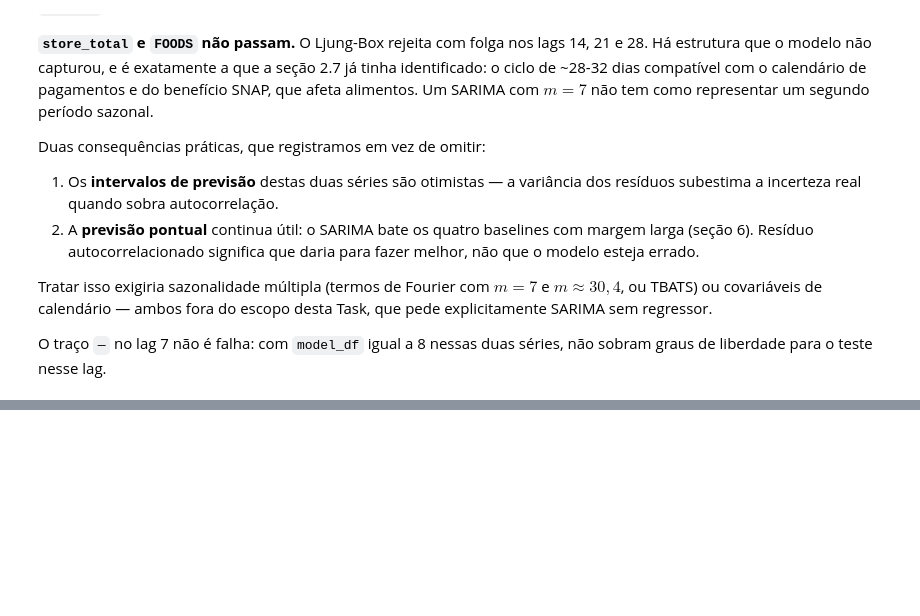
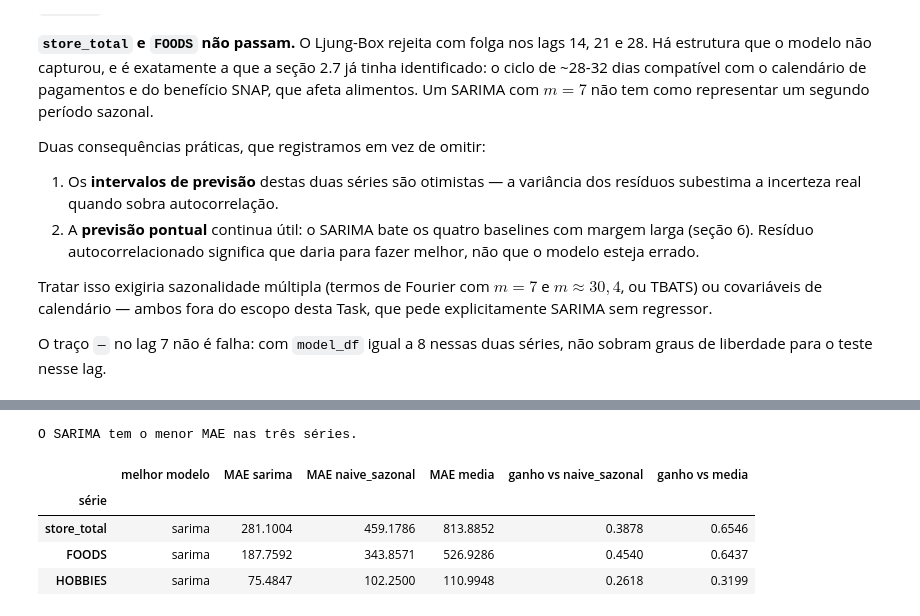
Before and after one commit to Os-Estudiosos/time-series-2026-2, a Jupyter notebook: main.ipynb, the cells around one changed output, grey strips where cells are left out. Cells and saved outputs as stored; diff of their text form; code cells hidden in the pictures; blank space fills up the shorter version.

Commit message:
Adicionando parte 5 e descobri erro na parte 4 para o Windows

```diff
--- a/main.ipynb
+++ b/main.ipynb
@@ -1573,0 +1772,30 @@ for i, s in enumerate(SERIES, start=11):
+# %%
+# O enunciado exige dizer, sem esconder, se o modelo perde para a média ou o naive sazonal.
+veredito = []
+for s in SERIES:
+    m = metricas[metricas["series"] == s].set_index("modelo")["mae"]
+    campeao = m.idxmin()
+    veredito.append({
+        "série": s,
+        "melhor modelo": campeao,
+        "MAE sarima": m[MODELO_SARIMA],
+        "MAE naive_sazonal": m["naive_sazonal"],
+        "MAE media": m["media"],
+        "ganho vs naive_sazonal": 1 - m[MODELO_SARIMA] / m["naive_sazonal"],
+        "ganho vs media": 1 - m[MODELO_SARIMA] / m["media"],
+    })
+veredito = pd.DataFrame(veredito).set_index("série")
+
+perdas = veredito[veredito["melhor modelo"] != MODELO_SARIMA]
+if len(perdas):
+    print("ATENÇÃO — o SARIMA NÃO é o melhor modelo em:", ", ".join(perdas.index))
+else:
+    print("O SARIMA tem o menor MAE nas três séries.")
+veredito.round(4)
+# %% [output]
+O SARIMA tem o menor MAE nas três séries.
+|  | melhor modelo | MAE sarima | MAE naive_sazonal | MAE media | ganho vs naive_sazonal | ganho vs media |
+| série |  |  |  |  |  |  |
+| store_total | sarima | 281.1004 | 459.1786 | 813.8852 | 0.3878 | 0.6546 |
+| FOODS | sarima | 187.7592 | 343.8571 | 526.9286 | 0.4540 | 0.6437 |
+| HOBBIES | sarima | 75.4847 | 102.2500 | 110.9948 | 0.2618 | 0.3199 |
```
Also changed, not shown: parts of 16 cells of this notebook, 10 other files.
